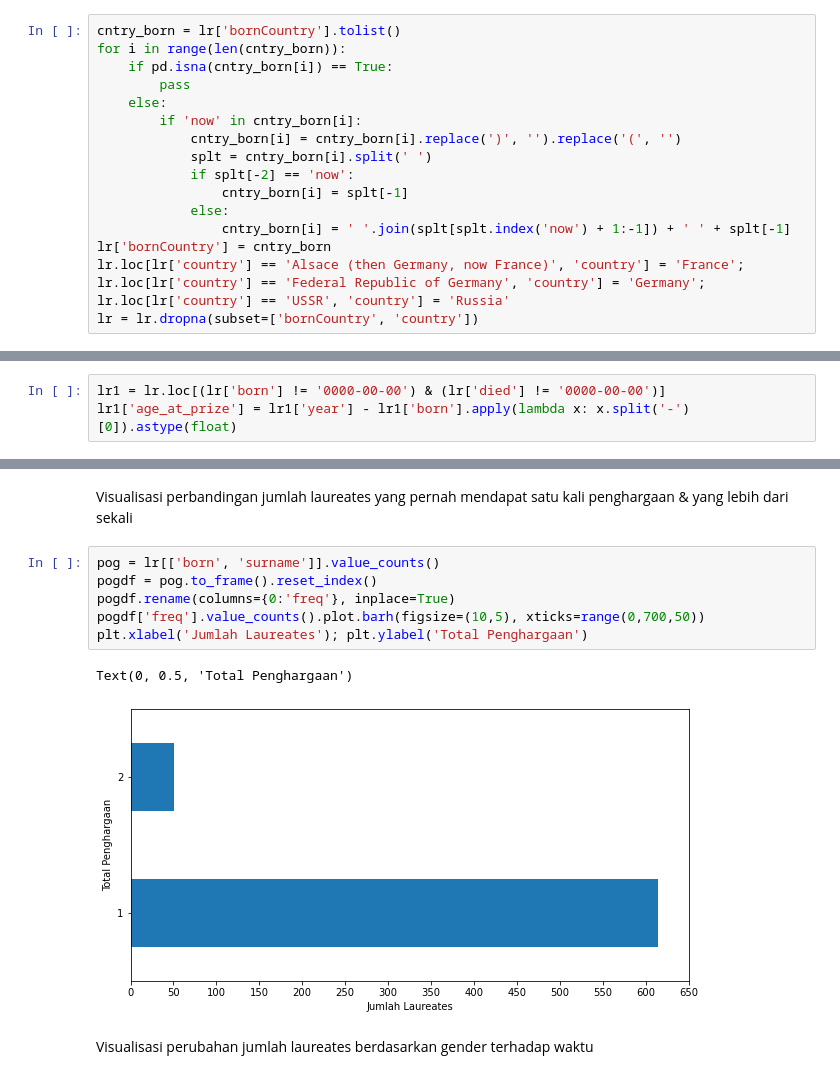
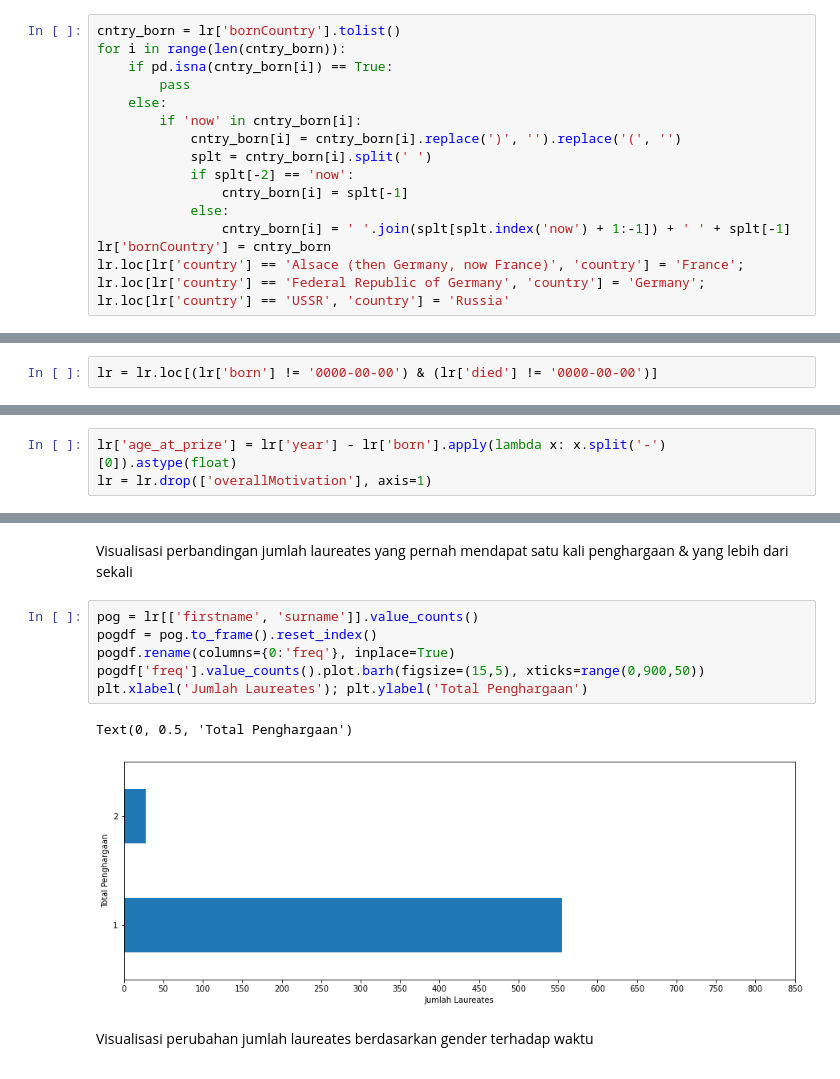
Before and after one commit to prfahrezi/laureates_vizualisation, a Jupyter notebook: visualisasi.ipynb, the cells around one changed output, grey strips where cells are left out. Drawn from its saved outputs; the diff is of its cells as text.

```diff
--- a/visualisasi.ipynb
+++ b/visualisasi.ipynb
@@ -28,4 +25,3 @@ for i in range(len(cntry_born)):
                 cntry_born[i] = ' '.join(splt[splt.index('now') + 1:-1]) + ' ' + splt[-1]
 lr['bornCountry'] = cntry_born
 lr.loc[lr['country'] == 'Alsace (then Germany, now France)', 'country'] = 'France'; lr.loc[lr['country'] == 'Federal Republic of Germany', 'country'] = 'Germany'; lr.loc[lr['country'] == 'USSR', 'country'] = 'Russia'
-lr = lr.dropna(subset=['bornCountry', 'country'])
@@ -32 +31,3 @@ lr = lr.dropna(subset=['bornCountry', 'country'])
+# %%
+lr = lr.loc[(lr['born'] != '0000-00-00') & (lr['died'] != '0000-00-00')]
 # %% [markdown]
@@ -34,3 +35,3 @@ Penambahan atribut baru 'age_at_prize' yaitu usia laureates saat menerima nobel
 # %%
-lr1 = lr.loc[(lr['born'] != '0000-00-00') & (lr['died'] != '0000-00-00')]
-lr1['age_at_prize'] = lr1['year'] - lr1['born'].apply(lambda x: x.split('-')[0]).astype(float)
+lr['age_at_prize'] = lr['year'] - lr['born'].apply(lambda x: x.split('-')[0]).astype(float)
+lr = lr.drop(['overallMotivation'], axis=1)
@@ -55,14 +50,14 @@ Text(0, 0.5, 'Jumlah Laureates')
 # %% [markdown]
 Visualisasi perbandingan jumlah laureates yang pernah mendapat satu kali penghargaan & yang lebih dari sekali
 # %%
-pog = lr[['born', 'surname']].value_counts()
+pog = lr[['firstname', 'surname']].value_counts()
 pogdf = pog.to_frame().reset_index()
 pogdf.rename(columns={0:'freq'}, inplace=True)
-pogdf['freq'].value_counts().plot.barh(figsize=(10,5), xticks=range(0,700,50))
+pogdf['freq'].value_counts().plot.barh(figsize=(15,5), xticks=range(0,900,50))
 plt.xlabel('Jumlah Laureates'); plt.ylabel('Total Penghargaan')
 # %% [output]
 Text(0, 0.5, 'Total Penghargaan')
-[figure, old version]
+[figure, new version]
 # %% [markdown]
 Visualisasi perubahan jumlah laureates berdasarkan gender terhadap waktu
 # %%
```
Also changed, not shown: parts of 9 cells of this notebook.
